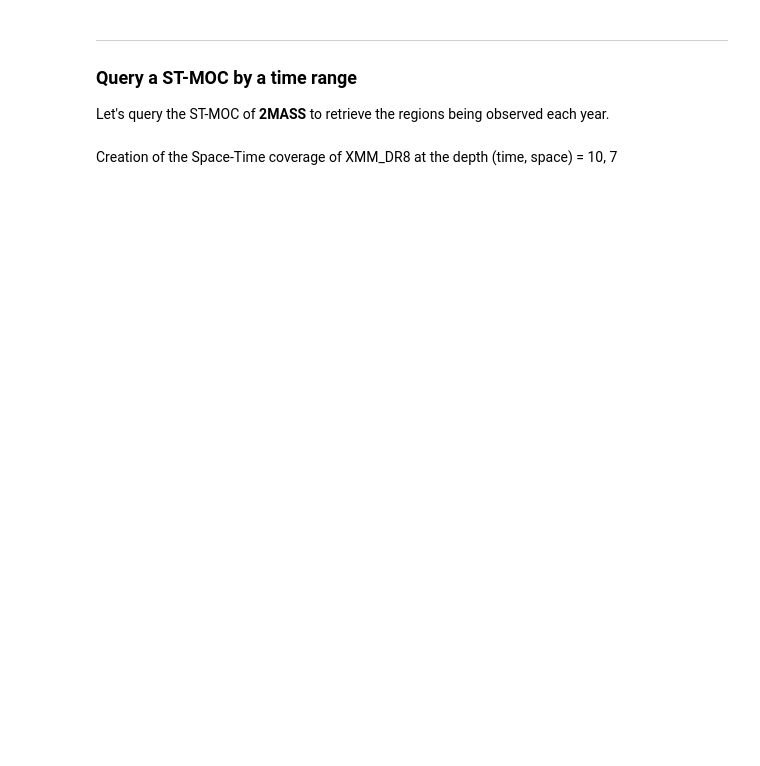
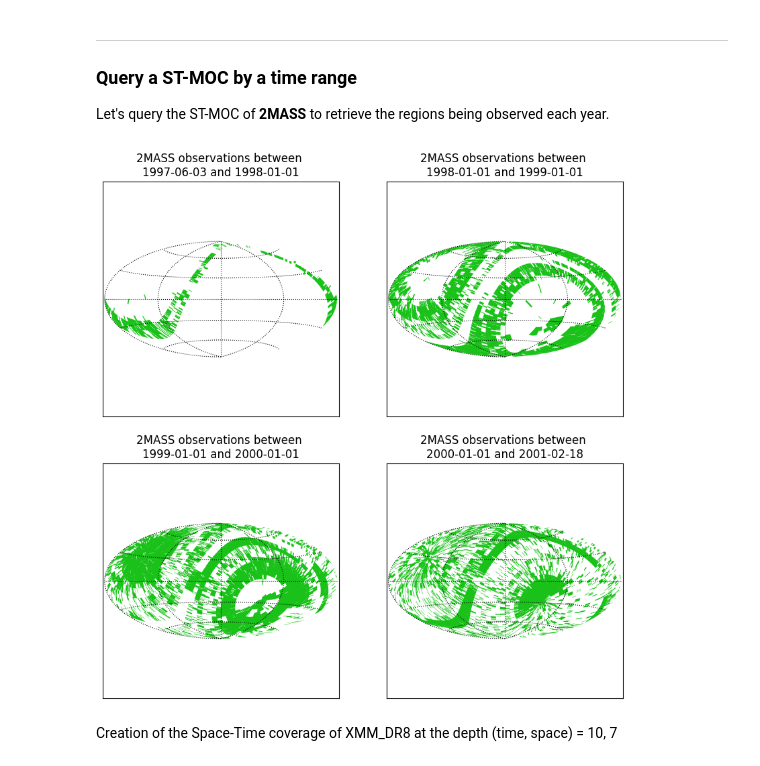
Before and after one commit to cds-astro/mocpy, a Jupyter notebook: notebooks/Space & Time coverages.ipynb, the cells around one changed output. Cells and saved outputs as stored; diff of their text form; code cells hidden in the pictures; blank space fills up the shorter version.

Commit message:
format notebooks for gallery

```diff
--- a/notebooks/Space & Time coverages.ipynb
+++ b/notebooks/Space & Time coverages.ipynb
@@ -32,7 +32,10 @@ Creation of the Space-Time coverage of 2MASS at the depth (time, space) = 23, 7
 - a **spatial** resolution of ~27 arcsecs
 # %%
 # Loading the data
-two_mass_data = Table.read("./../resources/STMOC/2MASS-list-images.fits.gz", format="fits")
+two_mass_data = Table.read(
+    "./../resources/STMOC/2MASS-list-images.fits.gz",
+    format="fits",
+)
 
 # Definition of the times, longitudes and latitudes
 times_2mass = Time(two_mass_data["mjd"].data, format="mjd", scale="tdb")
@@ -42,8 +47,12 @@ print("Number of rows in 2MASS: ", lon_2mass.shape[0])
 # %%
 %%time
-# Creation of the STMOC ~ wait around 5 minutes
+# Creation of the STMOC ~ wait around 1 minute
 time_depth = 23
 spatial_depth = 7
 two_mass = STMOC.from_times_positions(
-    times_2mass, time_depth, lon_2mass, lat_2mass, spatial_depth
+    times_2mass,
+    time_depth,
+    lon_2mass,
+    lat_2mass,
+    spatial_depth,
 )
@@ -56,8 +71,9 @@ print("Time of the last observation: ", two_mass.max_time.iso)
 
 Let's query the ST-MOC of **2MASS** to retrieve the regions being observed each year.
 # %%
-def add_to_plot(fig, id, wcs, title, moc):
-    ax = fig.add_subplot(id, projection=wcs)
+def add_to_plot(fig, label, wcs, title, moc):
+    """Add a MOC to a plot."""
+    ax = fig.add_subplot(label, projection=wcs)
 
     ax.grid(color="black", linestyle="dotted")
     ax.set_title(title)
@@ -72,39 +88,41 @@ fig = plt.figure(figsize=(10, 10))
 
 time_ranges = Time(
     [
         [["1997-06-03", "1998-01-01"]],
         [["1998-01-01", "1999-01-01"]],
         [["1999-01-01", "2000-01-01"]],
         [["2000-01-01", "2001-02-18"]],
     ],
     format="iso",
     scale="tdb",
     out_subfmt="date",
 )
 with WCS(
     fig,
     fov=330 * u.deg,
     center=SkyCoord(0, 0, unit="deg", frame="galactic"),
     coordsys="galactic",
     rotation=Angle(0, u.degree),
     projection="AIT",
 ) as wcs:
-
     for i in range(0, 4):
         tmoc = TimeMOC.from_time_ranges(
-            min_times = time_ranges[i][0, 0],
-            max_times = time_ranges[i][0, 1],
-            delta_t = TimeDelta(1e-6, scale="tdb", format="sec")
+            min_times=time_ranges[i][0, 0],
+            max_times=time_ranges[i][0, 1],
+            delta_t=TimeDelta(1e-6, scale="tdb", format="sec"),
         )
 
         moc_2mass = two_mass.query_by_time(tmoc)
-        title = "2MASS observations between \n{0} and {1}".format(
-            time_ranges[i][0, 0].iso, time_ranges[i][0, 1].iso
+        title = "2MASS observations between \n{} and {}".format(
+            time_ranges[i][0, 0].iso,
+            time_ranges[i][0, 1].iso,
         )
         id_subplot = int("22" + str(i + 1))
         add_to_plot(fig, id_subplot, wcs, title, moc_2mass)
 
 plt.show()
+# %% [output]
+[figure, added]
 # %% [markdown]
 Creation of the Space-Time coverage of XMM_DR8 at the depth (time, space) = 10, 7
 # %%
```
Also changed, not shown: parts of 10 cells of this notebook, 10 other files.
